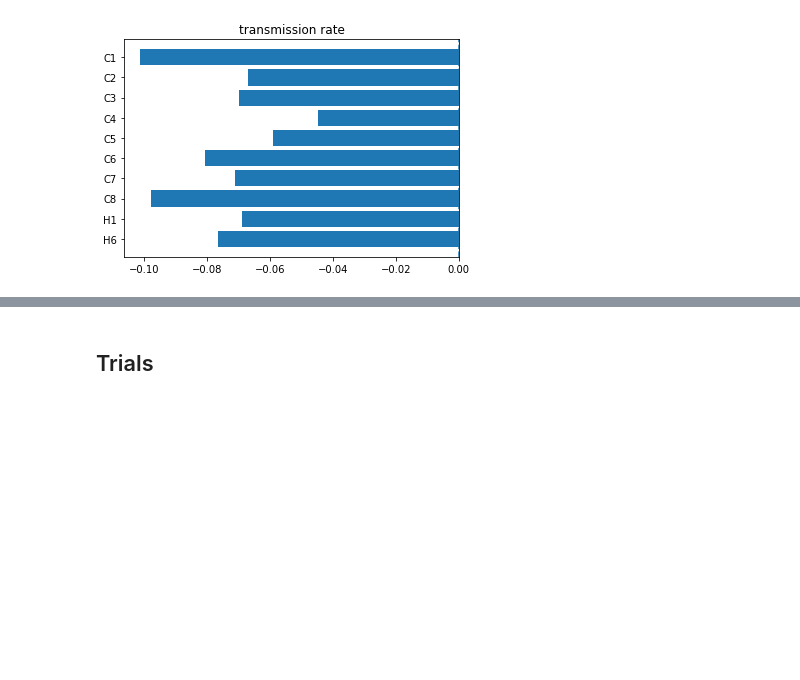
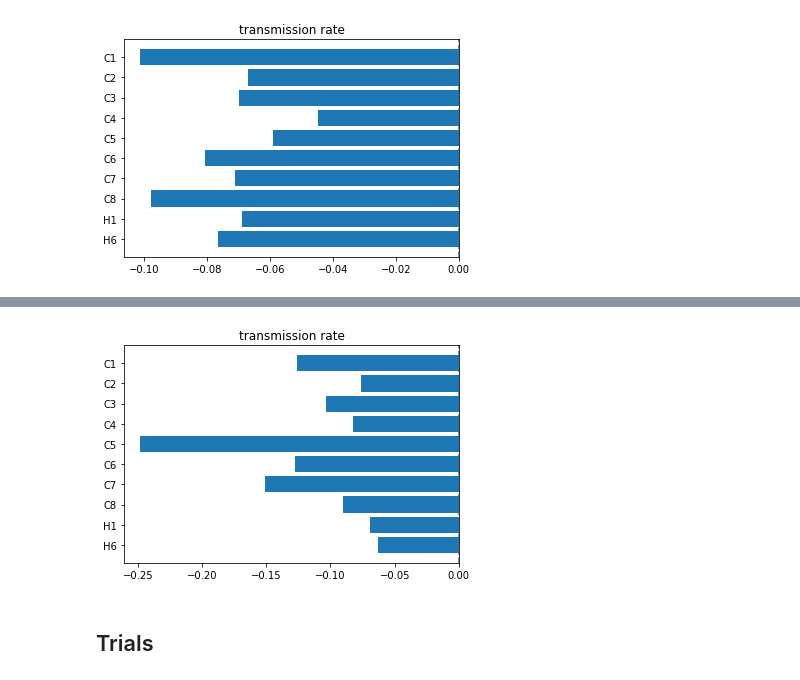
Before and after one commit to alexmadrinanfdez/covid-policy-analysis, a Jupyter notebook: linear-analysis.ipynb, the cells around one changed output, grey strips where cells are left out. Saved outputs shown, nothing was run; the diff lists cells and outputs as text; code cells hidden in the pictures; blank space fills up the shorter version.

```diff
--- a/linear-analysis.ipynb
+++ b/linear-analysis.ipynb
@@ -1649,0 +1748,9 @@ plt.show()
+# %%
+coef_glob = []; coef_intv = []; r_sq = [];
+for k in cc_dict.keys():
+  c_k, X_k, y_k, r_k = lsq_linear_model(k)
+  # each model is defined in segments (invervals)
+  coef_k = np.asarray(c_k)[:, :-1]
+  coef_glob.append(coef_k.mean(axis=0)) # aggregate
+  coef_intv.append(list(coef_k))        # individual
+  r_sq.append(r_k)
@@ -1649,0 +1761,5 @@ plt.show()
+# %%
+coef_glob = np.asarray(coef_glob).mean(axis=0)
+for string, value in zip(idch, coef_glob):
+  name = string.split('_')[1]
+  print(f'{name:33} -> {value:5f}')
@@ -1650,3 +1777,10 @@ plt.show()
+# %%
+plt.barh(chx_str[::-1], coef_glob[::-1]) # flip order
+plt.axvline(ls='--')
+plt.title('transmission rate')
+plt.show()
+# %% [output]
+[figure, added]
 # %% [markdown]
 ## Trials
 # %% [markdown]
```
Also changed, not shown: parts of 13 cells of this notebook.
